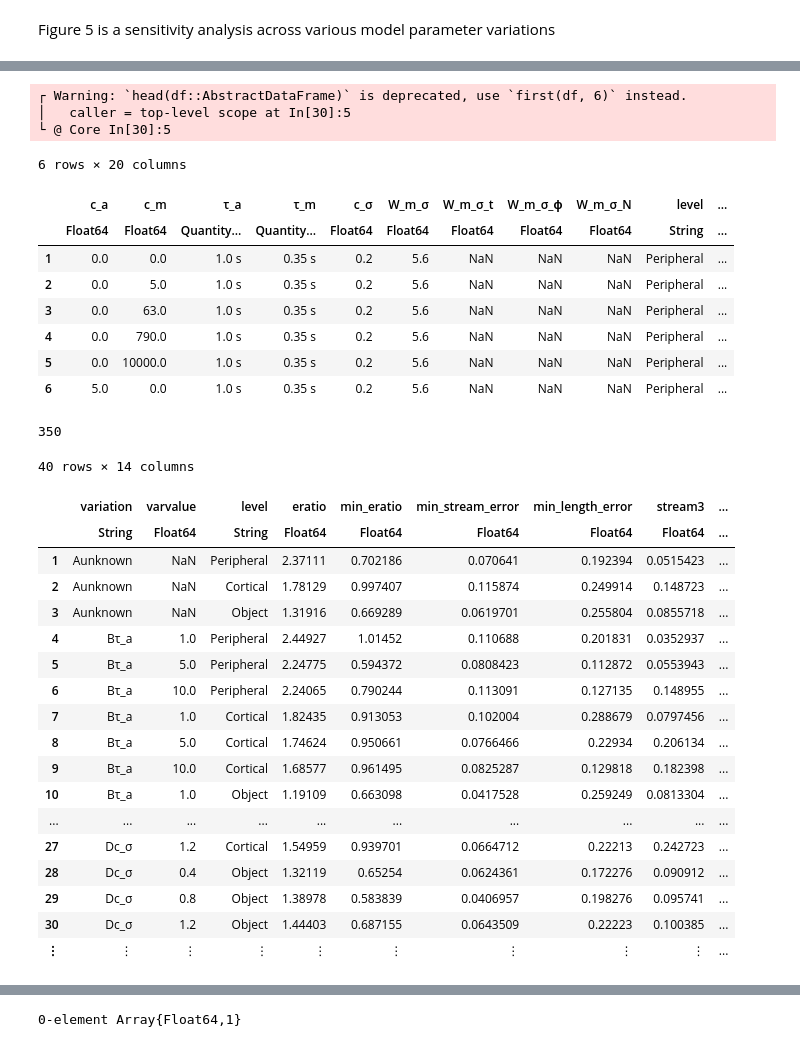
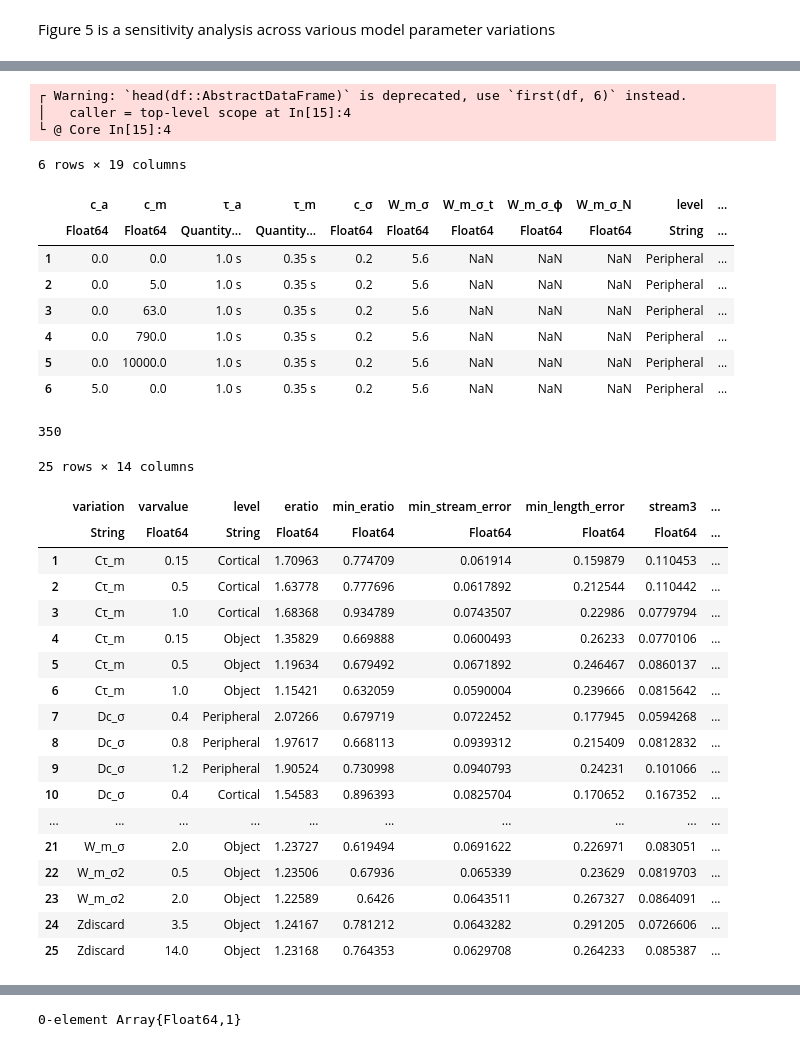
Before and after one commit to haberdashPI/bistable, a Jupyter notebook: notebooks/Figure 5.ipynb, the cells around one changed output, grey strips where cells are left out. Cells and saved outputs as stored; diff of their text form; code cells hidden in the pictures.

```diff
--- a/notebooks/Figure 5.ipynb
+++ b/notebooks/Figure 5.ipynb
@@ -267,0 +36,3 @@ size(unique(df.pindex))
+# %%
+param_sets = []
+data_sets = []
@@ -267,0 +138,9 @@ size(unique(df.pindex))
+# %%
+for i in 2:length(param_sets)
+    @show offset = maximum(param_sets[i-1].pindex)
+    param_sets[i].pindex .+= offset
+    data_sets[i].pindex .+= offset
+end
+
+df = vcat(data_sets...);
+params = vcat(param_sets...);
@@ -303,15 +196,14 @@ head(df_summary)
 # %%
 dfplot = @linq df_summary |>
     rename_levels_for([:stream_error,:length_error,:eratio,:stream3,:stream6,:stream12],suffixes=[:c_a,:c_m,:τ_a,:τ_m,:c_σ,:W_m_σ,:W_m_σ_t,:W_m_σ_ϕ,:W_m_σ_N]) |>
-    transform(a = packaxes(:c_a), m = packaxes(:c_m), rand = randn(length(:c_a))) |>
-    transform(eratio_str = fmt.("01.2f",:eratio))
+    transform(a = packaxes(:c_a), m = packaxes(:c_m), rand = randn(length(:c_a)))
 
 head(dfplot)
 # %% [output]
 ┌ Warning: `head(df::AbstractDataFrame)` is deprecated, use `first(df, 6)` instead.
-│   caller = top-level scope at In[30]:5
-└ @ Core In[30]:5
+│   caller = top-level scope at In[15]:4
+└ @ Core In[15]:4
-6 rows × 20 columns
+6 rows × 19 columns
 |  | c_a | c_m | τ_a | τ_m | c_σ | W_m_σ | W_m_σ_t | W_m_σ_ϕ | W_m_σ_N | level | ... |
 |  | Float64 | Float64 | Quantity… | Quantity… | Float64 | Float64 | Float64 | Float64 | Float64 | String | ... |
 | 1 | 0.0 | 0.0 | 1.0 s | 0.35 s | 0.2 | 5.6 | NaN | NaN | NaN | Peripheral | ... |
@@ -389,27 +281,27 @@ dfsumplot = by(dfplot,[:variation,:varvalue,:level]) do df
               eupper = upper) #quantile(df.eratio,0.975))
 end;
 # %%
-sort!(dfsumplot,:variation)
+last(sort!(dfsumplot,:variation),25)
 # %% [output]
-40 rows × 14 columns
+25 rows × 14 columns
 |  | variation | varvalue | level | eratio | min_eratio | min_stream_error | min_length_error | stream3 | ... |
 |  | String | Float64 | String | Float64 | Float64 | Float64 | Float64 | Float64 | ... |
-| 1 | Aunknown | NaN | Peripheral | 2.37111 | 0.702186 | 0.070641 | 0.192394 | 0.0515423 | ... |
-| 2 | Aunknown | NaN | Cortical | 1.78129 | 0.997407 | 0.115874 | 0.249914 | 0.148723 | ... |
-| 3 | Aunknown | NaN | Object | 1.31916 | 0.669289 | 0.0619701 | 0.255804 | 0.0855718 | ... |
-| 4 | Bτ_a | 1.0 | Peripheral | 2.44927 | 1.01452 | 0.110688 | 0.201831 | 0.0352937 | ... |
-| 5 | Bτ_a | 5.0 | Peripheral | 2.24775 | 0.594372 | 0.0808423 | 0.112872 | 0.0553943 | ... |
-| 6 | Bτ_a | 10.0 | Peripheral | 2.24065 | 0.790244 | 0.113091 | 0.127135 | 0.148955 | ... |
-| 7 | Bτ_a | 1.0 | Cortical | 1.82435 | 0.913053 | 0.102004 | 0.288679 | 0.0797456 | ... |
-| 8 | Bτ_a | 5.0 | Cortical | 1.74624 | 0.950661 | 0.0766466 | 0.22934 | 0.206134 | ... |
-| 9 | Bτ_a | 10.0 | Cortical | 1.68577 | 0.961495 | 0.0825287 | 0.129818 | 0.182398 | ... |
-| 10 | Bτ_a | 1.0 | Object | 1.19109 | 0.663098 | 0.0417528 | 0.259249 | 0.0813304 | ... |
+| 1 | Cτ_m | 0.15 | Cortical | 1.70963 | 0.774709 | 0.061914 | 0.159879 | 0.110453 | ... |
+| 2 | Cτ_m | 0.5 | Cortical | 1.63778 | 0.777696 | 0.0617892 | 0.212544 | 0.110442 | ... |
+| 3 | Cτ_m | 1.0 | Cortical | 1.68368 | 0.934789 | 0.0743507 | 0.22986 | 0.0779794 | ... |
+| 4 | Cτ_m | 0.15 | Object | 1.35829 | 0.669888 | 0.0600493 | 0.26233 | 0.0770106 | ... |
+| 5 | Cτ_m | 0.5 | Object | 1.19634 | 0.679492 | 0.0671892 | 0.246467 | 0.0860137 | ... |
+| 6 | Cτ_m | 1.0 | Object | 1.15421 | 0.632059 | 0.0590004 | 0.239666 | 0.0815642 | ... |
+| 7 | Dc_σ | 0.4 | Peripheral | 2.07266 | 0.679719 | 0.0722452 | 0.177945 | 0.0594268 | ... |
+| 8 | Dc_σ | 0.8 | Peripheral | 1.97617 | 0.668113 | 0.0939312 | 0.215409 | 0.0812832 | ... |
+| 9 | Dc_σ | 1.2 | Peripheral | 1.90524 | 0.730998 | 0.0940793 | 0.24231 | 0.101066 | ... |
+| 10 | Dc_σ | 0.4 | Cortical | 1.54583 | 0.896393 | 0.0825704 | 0.170652 | 0.167352 | ... |
 | ... | ... | ... | ... | ... | ... | ... | ... | ... | ... |
-| 27 | Dc_σ | 1.2 | Cortical | 1.54959 | 0.939701 | 0.0664712 | 0.22213 | 0.242723 | ... |
-| 28 | Dc_σ | 0.4 | Object | 1.32119 | 0.65254 | 0.0624361 | 0.172276 | 0.090912 | ... |
-| 29 | Dc_σ | 0.8 | Object | 1.38978 | 0.583839 | 0.0406957 | 0.198276 | 0.095741 | ... |
-| 30 | Dc_σ | 1.2 | Object | 1.44403 | 0.687155 | 0.0643509 | 0.22223 | 0.100385 | ... |
-| ⋮ | ⋮ | ⋮ | ⋮ | ⋮ | ⋮ | ⋮ | ⋮ | ⋮ | ... |
+| 21 | W_m_σ | 2.0 | Object | 1.23727 | 0.619494 | 0.0691622 | 0.226971 | 0.083051 | ... |
+| 22 | W_m_σ2 | 0.5 | Object | 1.23506 | 0.67936 | 0.065339 | 0.23629 | 0.0819703 | ... |
+| 23 | W_m_σ2 | 2.0 | Object | 1.22589 | 0.6426 | 0.0643511 | 0.267327 | 0.0864091 | ... |
+| 24 | Zdiscard | 3.5 | Object | 1.24167 | 0.781212 | 0.0643282 | 0.291205 | 0.0726606 | ... |
+| 25 | Zdiscard | 14.0 | Object | 1.23168 | 0.764353 | 0.0629708 | 0.264233 | 0.085387 | ... |
 # %%
 uniqueinds(x) = indexin(x,unique(x))
 dfsumplot.xval = 3.2.*Float64.(uniqueinds(dfsumplot.variation))
```
Also changed, not shown: parts of 48 cells of this notebook, 11 other files.
